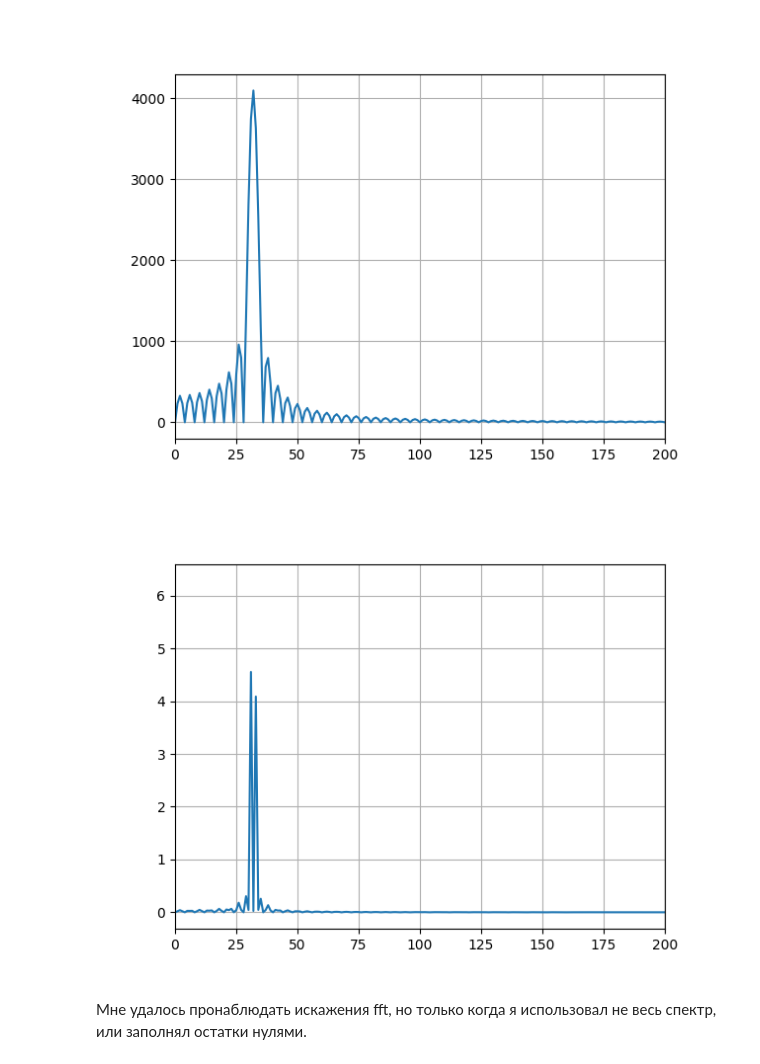
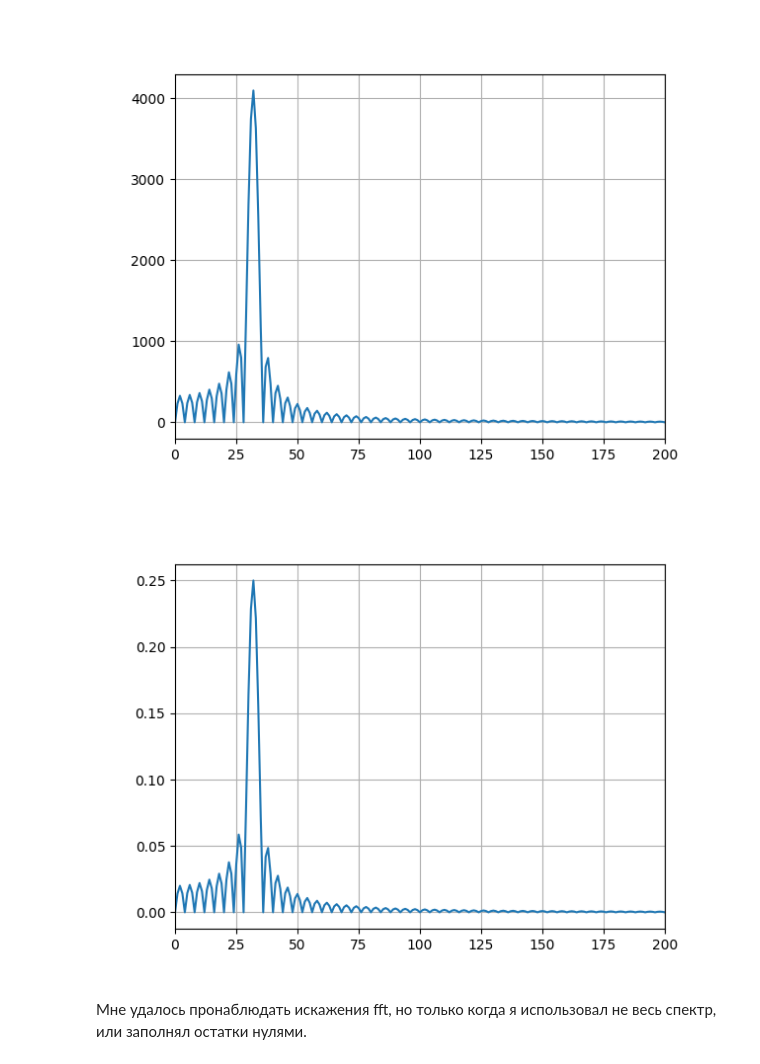
Before and after one commit to Nikita-Presnov/OnlinePrackMSU, a Jupyter notebook: 10-dist-10-environmental-influence.ipynb, the cells around one changed output. Cells and saved outputs as stored; diff of their text form; code cells hidden in the pictures.

```diff
--- a/10-dist-10-environmental-influence.ipynb
+++ b/10-dist-10-environmental-influence.ipynb
@@ -33,19 +33,22 @@ plt.show()
 # %% [output]
 [figure]
 # %%
-R = 100
+R = 128
 c = 300000
-E_d_E0 = 1/R * np.exp(-1j*(FFT_signal/c)*R)
+w = np.arange(stop=FFT_length)
+kR = (w/c)*R
+# E_d_E0 = 1/R * np.exp(-1j*(FFT_signal/c)*R, dtype='complex')
+E_d_E0 = 1/R * (np.cos(kR) - 1j * np.sin(kR))
 
 FFT_signal_past = FFT_signal * E_d_E0**2
 # FFT_signal_past = FFT_signal
 fig_FFT_past = plt.figure()
 plt.grid()
 plt.xlim((0, 200))
 plt.plot(np.abs(FFT_signal_past))
 plt.show()
 # %% [output]
-[figure, old version]
+[figure, new version]
 # %% [markdown]
 Мне удалось пронаблюдать искажения fft, но только когда я использовал не весь спектр, или заполнял остатки нулями.
 # %%
```
Also changed, not shown: parts of 1 cell of this notebook.
